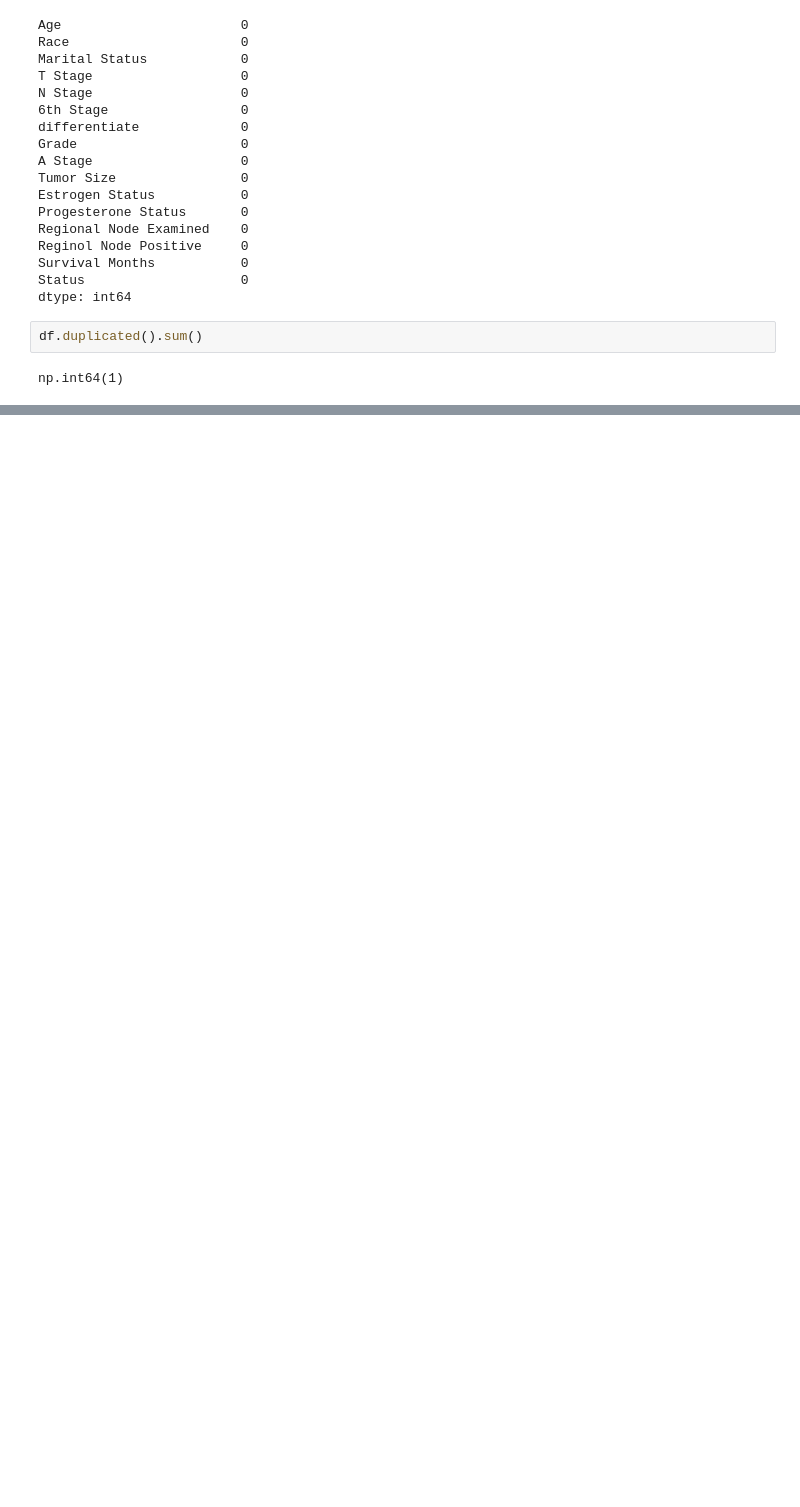
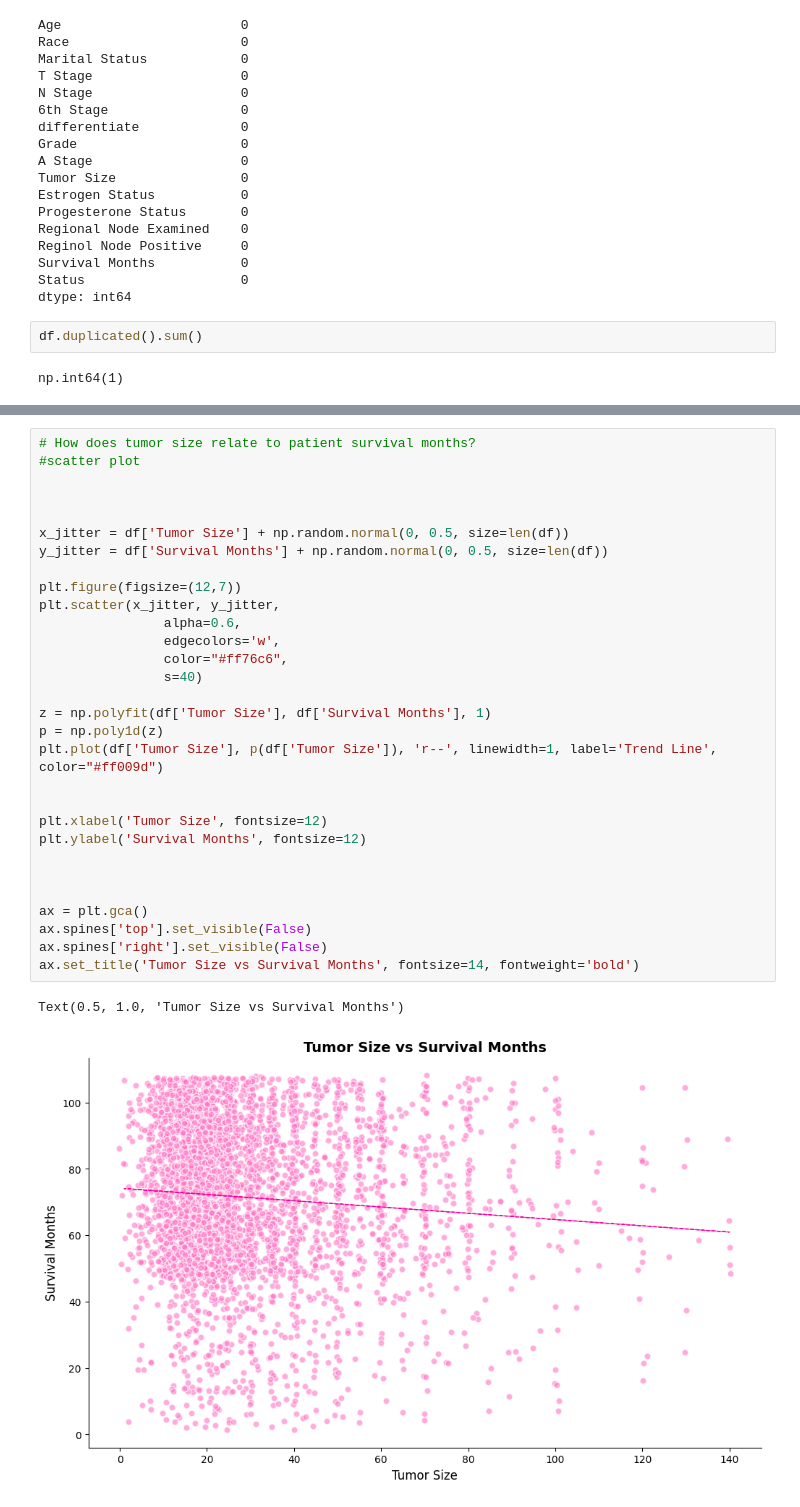
Before and after one commit to Shyleyy/breast-cancer-data-analysis, a Jupyter notebook: notebook/breast-cancer-notebook.ipynb, the cells around one changed output, grey strips where cells are left out. Cells and saved outputs as stored; diff of their text form; blank space fills up the shorter version.

```diff
--- a/notebook/breast-cancer-notebook.ipynb
+++ b/notebook/breast-cancer-notebook.ipynb
@@ -123,0 +158,33 @@ df.head()
+# %%
+# How does tumor size relate to patient survival months?
+#scatter plot
+
+
+
+x_jitter = df['Tumor Size'] + np.random.normal(0, 0.5, size=len(df))
+y_jitter = df['Survival Months'] + np.random.normal(0, 0.5, size=len(df))
+
+plt.figure(figsize=(12,7))
+plt.scatter(x_jitter, y_jitter,
+                alpha=0.6,
+                edgecolors='w',
+                color="#ff76c6",
+                s=40)
+
+z = np.polyfit(df['Tumor Size'], df['Survival Months'], 1)
+p = np.poly1d(z)
+plt.plot(df['Tumor Size'], p(df['Tumor Size']), 'r--', linewidth=1, label='Trend Line', color="#ff009d")
+
+
+plt.xlabel('Tumor Size', fontsize=12)
+plt.ylabel('Survival Months', fontsize=12)
+
+
+
+ax = plt.gca()
+ax.spines['top'].set_visible(False)
+ax.spines['right'].set_visible(False)
+ax.set_title('Tumor Size vs Survival Months', fontsize=14, fontweight='bold')
+# %% [output]
+Text(0.5, 1.0, 'Tumor Size vs Survival Months')
+[figure, added]
```
Also changed, not shown: parts of 9 cells of this notebook.
